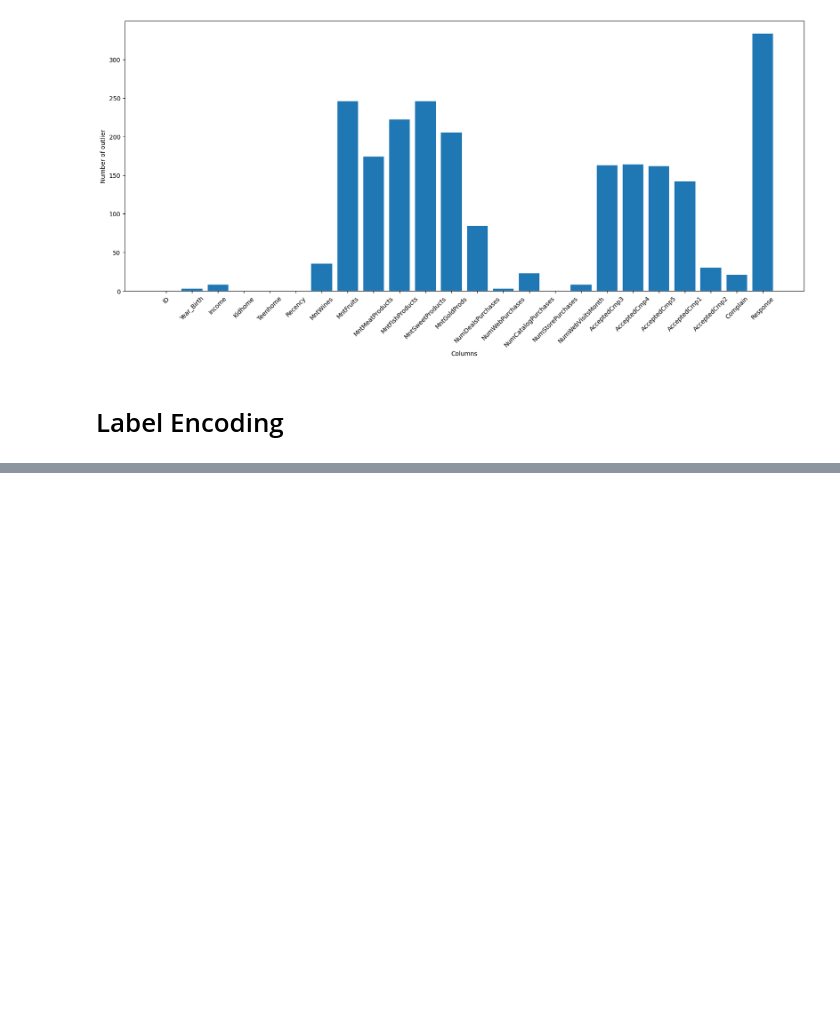
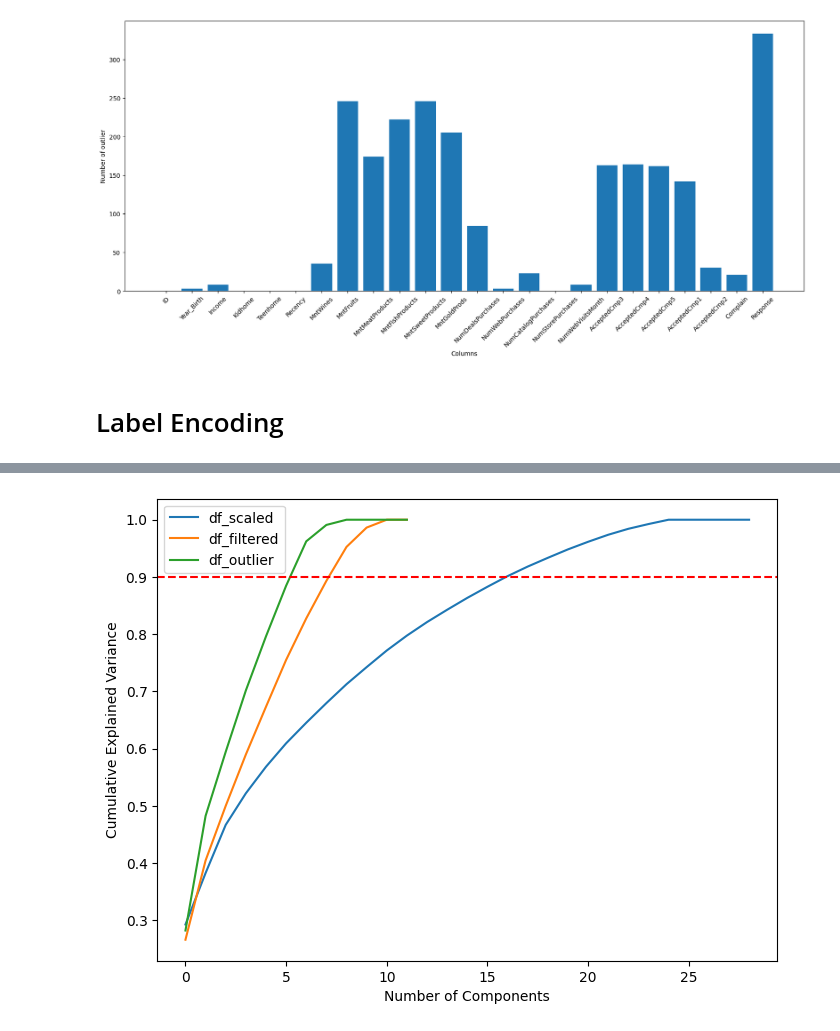
Before and after one commit to GVanave/customer-segmentation-and-predictive-analysis, a Jupyter notebook: model.ipynb, the cells around one changed output, grey strips where cells are left out. Drawn from its saved outputs; the diff is of its cells as text; code cells hidden in the pictures; blank space fills up the shorter version.

```diff
--- a/model.ipynb
+++ b/model.ipynb
@@ -285,0 +320,2 @@ df_filtered_scaled = scaler.fit_transform(df_filtered)
+# %%
+df_outlier = df_wt_outliers.drop(rem_col,axis=1)
@@ -285,0 +335,2 @@ df_filtered_scaled = scaler.fit_transform(df_filtered)
+# %%
+df_filter = df.drop(rem_col,axis=1)
@@ -285,0 +341,3 @@ df_filtered_scaled = scaler.fit_transform(df_filtered)
+# %%
+df_original = df.drop(columns=['ID', 'Year_Birth','Kidhome',
+       'Teenhome'],axis=1)
@@ -285,0 +363,43 @@ df_filtered_scaled = scaler.fit_transform(df_filtered)
+# %%
+# normalization of data
+
+scaler = StandardScaler()
+
+# Standardize the df features
+df_scaled = scaler.fit_transform(df_original)
+# standardize the df_filtered features
+df_filtered_scaled = scaler.fit_transform(df_filter)
+df_outlier_scaled = scaler.fit_transform(df_outlier)
+# %%
+# PCA objects for the different dataframes
+pca1 = PCA()
+pca2 = PCA()
+pca3 = PCA()
+
+# apply the PCA on each dataframe
+pca1.fit(df_scaled)
+pca2.fit(df_filtered_scaled)
+pca3.fit(df_outlier_scaled)
+
+# each pca has the variance ratio to understand how good the information has been captured using pca we will perform following
+cumulative_explained_variance_scaled = np.cumsum(pca1.explained_variance_ratio_)
+cumulative_explained_variance_filtered_scaled = np.cumsum(pca2.explained_variance_ratio_)
+cumulative_explained_variance_outlier_scaled = np.cumsum(pca3.explained_variance_ratio_)
+
+
+# plot the cumulative score
+plt.figure(figsize=(8,6))
+plt.plot(range(len(cumulative_explained_variance_scaled)), cumulative_explained_variance_scaled, label='df_scaled')
+
+# Plot the cumulative explained variance for df_filtered_scaled
+plt.plot(range(len(cumulative_explained_variance_filtered_scaled)), cumulative_explained_variance_filtered_scaled, label='df_filtered')
+plt.plot(range(len(cumulative_explained_variance_outlier_scaled)), cumulative_explained_variance_outlier_scaled, label='df_outlier')
+
+plt.axhline(y=0.9, color='r', linestyle='--')
+
+plt.xlabel('Number of Components')
+plt.ylabel('Cumulative Explained Variance')
+plt.legend()
+plt.show()
+# %% [output]
+[figure, added]
```
Also changed, not shown: parts of 69 cells of this notebook.
